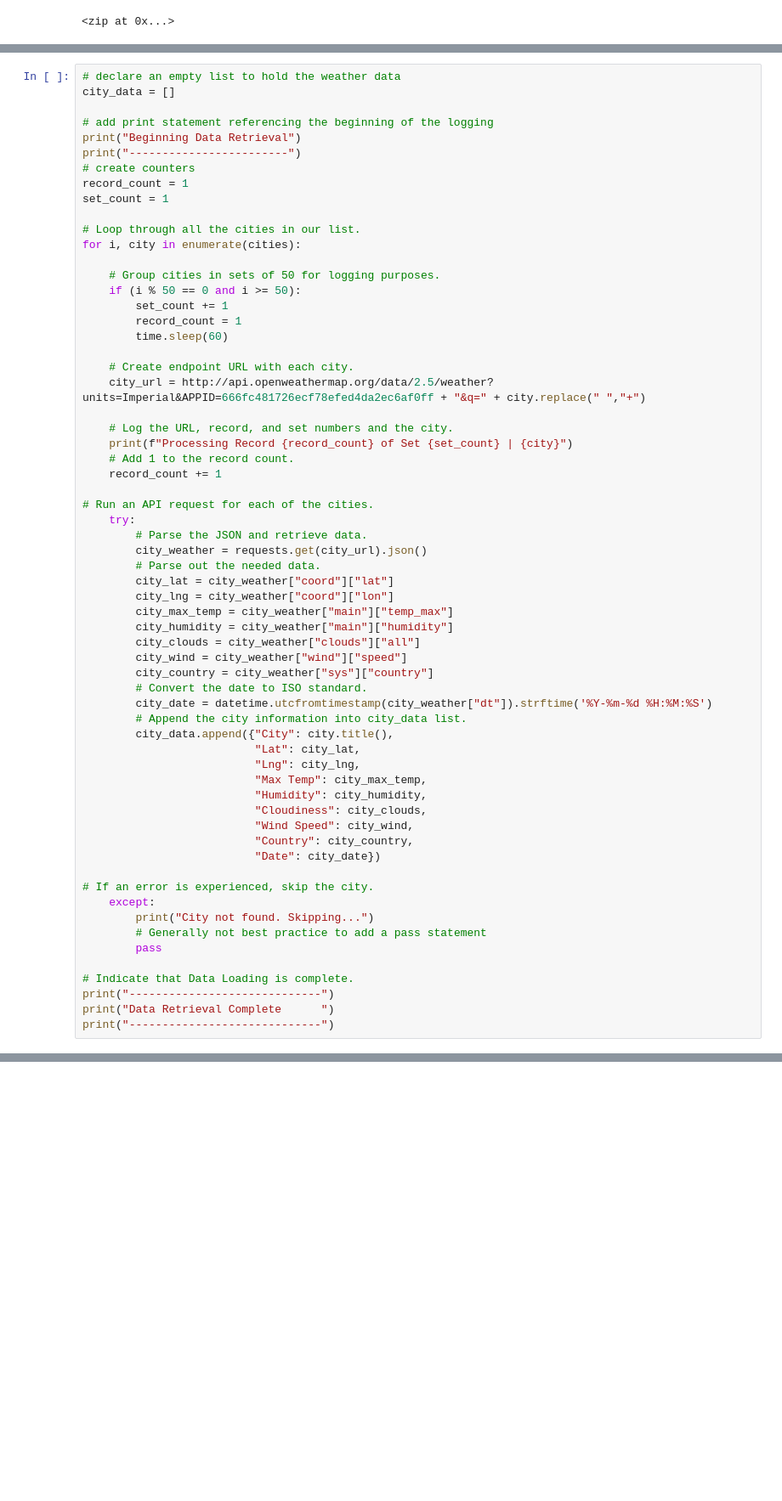
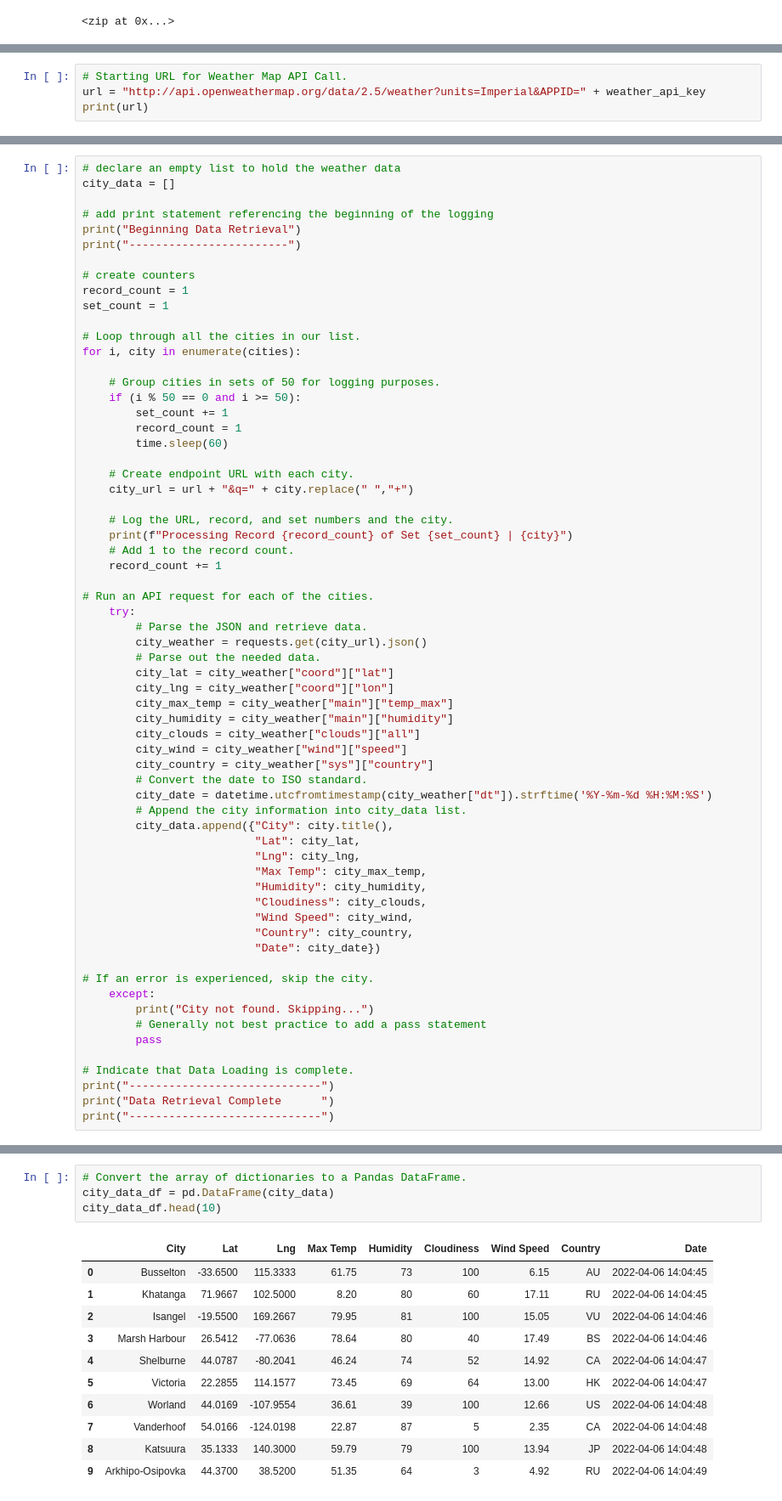
Before and after one commit to presj/World_Weather_Analysis, a Jupyter notebook: WeatherPy.ipynb, the cells around one changed output, grey strips where cells are left out. Shown: that part at 85% size. Drawn from its saved outputs; the diff is of its cells as text; blank space fills up the shorter version.

```diff
--- a/WeatherPy.ipynb
+++ b/WeatherPy.ipynb
@@ -62,0 +62,4 @@ len(cities)
+# %%
+# Starting URL for Weather Map API Call.
+url = "http://api.openweathermap.org/data/2.5/weather?units=Imperial&APPID=" + weather_api_key
+print(url)
@@ -67,6 +72,7 @@ city_data = []
 # add print statement referencing the beginning of the logging
 print("Beginning Data Retrieval")
 print("------------------------")
+
 # create counters
 record_count = 1
 set_count = 1
@@ -81,7 +87,7 @@ for i, city in enumerate(cities):
         time.sleep(60)
 
     # Create endpoint URL with each city.
-    city_url = http://api.openweathermap.org/data/2.5/weather?units=Imperial&APPID=666fc481726ecf78efed4da2ec6af0ff + "&q=" + city.replace(" ","+")
+    city_url = url + "&q=" + city.replace(" ","+")
 
     # Log the URL, record, and set numbers and the city.
     print(f"Processing Record {record_count} of Set {set_count} | {city}")
@@ -127,0 +154,16 @@ SyntaxError: invalid syntax (Temp/ipykernel_24988/47860399.py, line 21)
+# %%
+# Convert the array of dictionaries to a Pandas DataFrame.
+city_data_df = pd.DataFrame(city_data)
+city_data_df.head(10)
+# %% [output]
+|  | City | Lat | Lng | Max Temp | Humidity | Cloudiness | Wind Speed | Country | Date |
+| 0 | Busselton | -33.6500 | 115.3333 | 61.75 | 73 | 100 | 6.15 | AU | 2022-04-06 14:04:45 |
+| 1 | Khatanga | 71.9667 | 102.5000 | 8.20 | 80 | 60 | 17.11 | RU | 2022-04-06 14:04:45 |
+| 2 | Isangel | -19.5500 | 169.2667 | 79.95 | 81 | 100 | 15.05 | VU | 2022-04-06 14:04:46 |
+| 3 | Marsh Harbour | 26.5412 | -77.0636 | 78.64 | 80 | 40 | 17.49 | BS | 2022-04-06 14:04:46 |
+| 4 | Shelburne | 44.0787 | -80.2041 | 46.24 | 74 | 52 | 14.92 | CA | 2022-04-06 14:04:47 |
+| 5 | Victoria | 22.2855 | 114.1577 | 73.45 | 69 | 64 | 13.00 | HK | 2022-04-06 14:04:47 |
+| 6 | Worland | 44.0169 | -107.9554 | 36.61 | 39 | 100 | 12.66 | US | 2022-04-06 14:04:48 |
+| 7 | Vanderhoof | 54.0166 | -124.0198 | 22.87 | 87 | 5 | 2.35 | CA | 2022-04-06 14:04:48 |
+| 8 | Katsuura | 35.1333 | 140.3000 | 59.79 | 79 | 100 | 13.94 | JP | 2022-04-06 14:04:48 |
+| 9 | Arkhipo-Osipovka | 44.3700 | 38.5200 | 51.35 | 64 | 3 | 4.92 | RU | 2022-04-06 14:04:49 |
```
Also changed, not shown: parts of 6 cells of this notebook.
